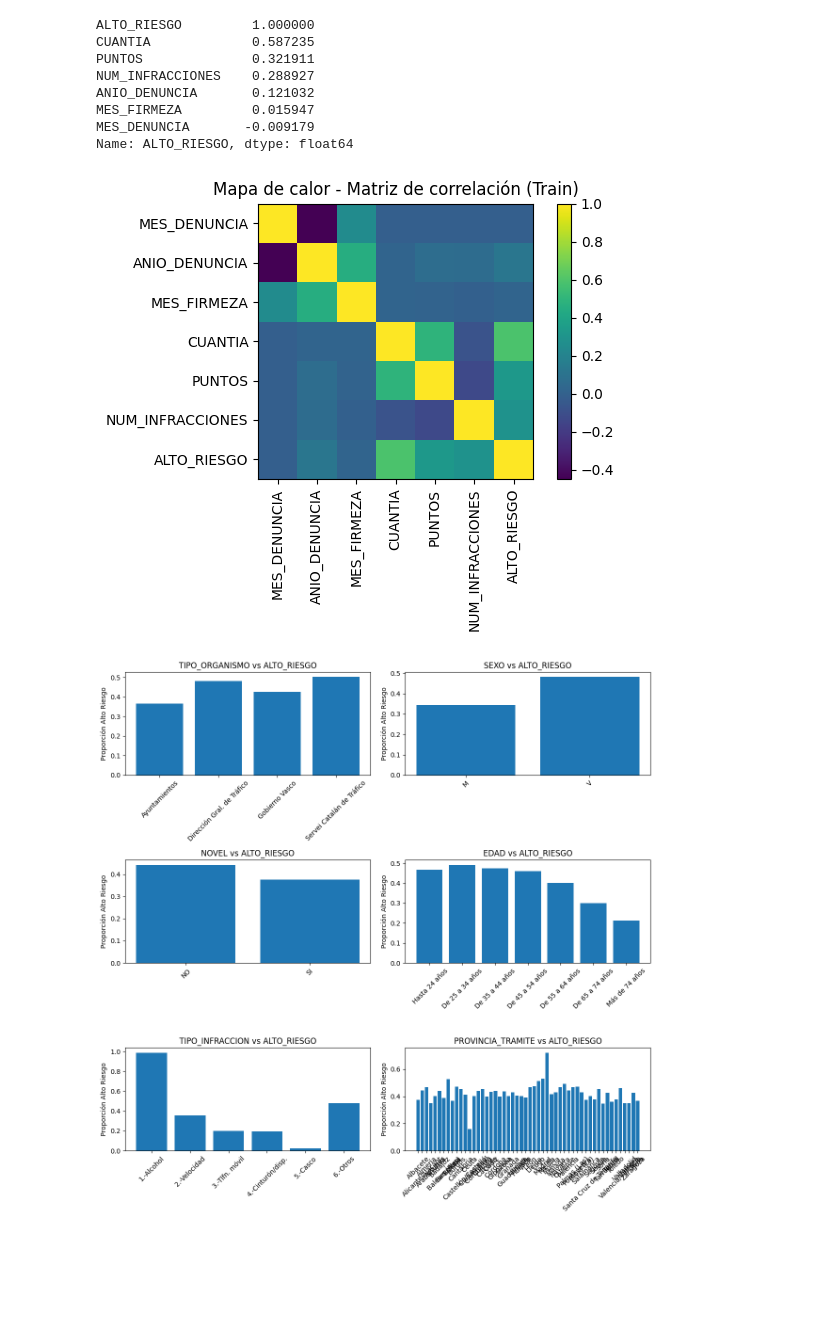
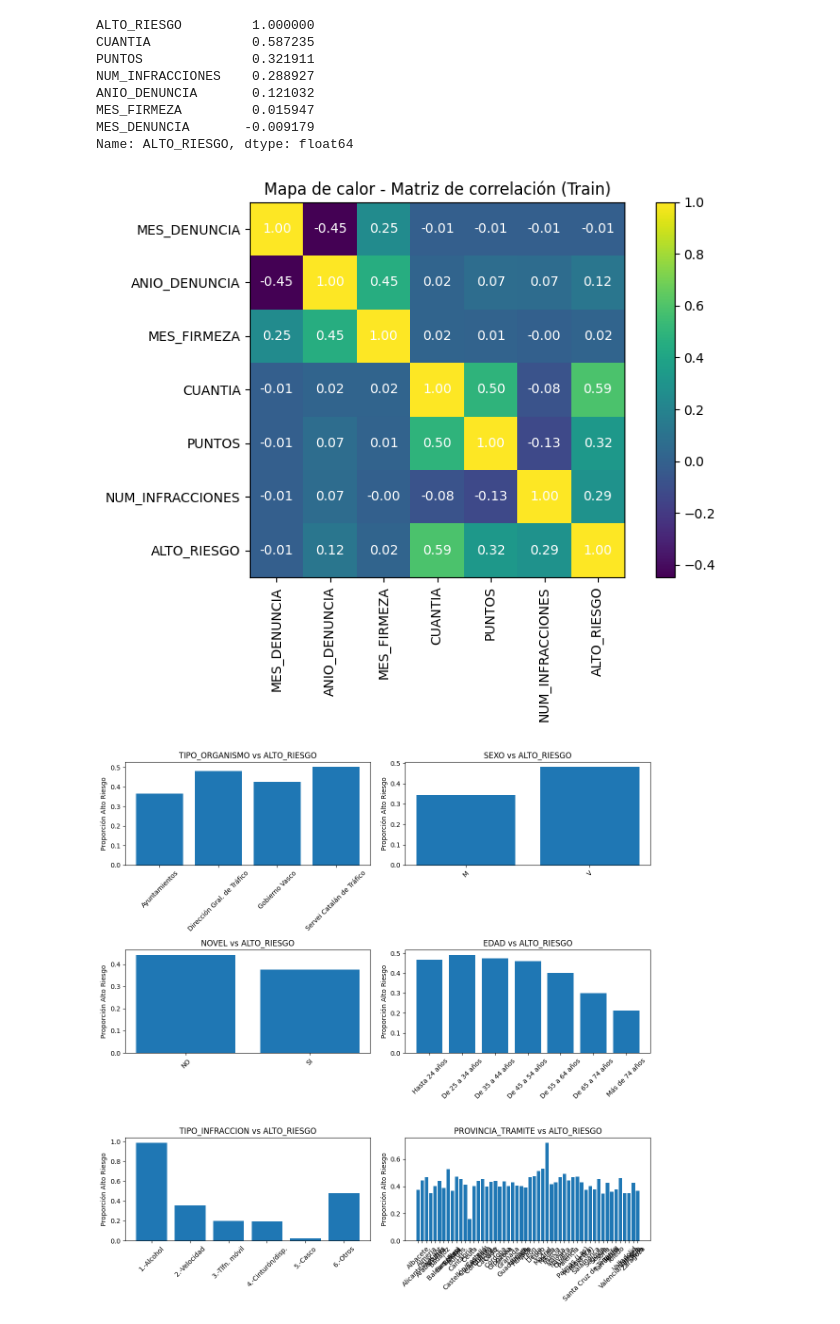
Before and after one commit to LucasBalaguer/ML_Infracciones_de_trafico, a Jupyter notebook: prueba_lucas.ipynb, the cells around one changed output. Drawn from its saved outputs; the diff is of its cells as text; code cells hidden in the pictures; blank space fills up the shorter version.

```diff
--- a/prueba_lucas.ipynb
+++ b/prueba_lucas.ipynb
@@ -194,17 +194,28 @@ MES_FIRMEZA         0.015947
 MES_DENUNCIA       -0.009179
 Name: ALTO_RIESGO, dtype: float64
 # %%
-# Heatmap
-plt.figure()
-plt.imshow(corr)
+# Heatmap con valores numéricos
+plt.figure(figsize=(8,6))
+plt.imshow(corr, cmap="viridis")
 plt.colorbar()
+
 plt.xticks(range(len(corr.columns)), corr.columns, rotation=90)
 plt.yticks(range(len(corr.columns)), corr.columns)
+
+# Añadir valores numéricos
+for i in range(len(corr.columns)):
+    for j in range(len(corr.columns)):
+        plt.text(j, i,
+                 f"{corr.iloc[i, j]:.2f}",  # 2 decimales
+                 ha="center",
+                 va="center",
+                 color="white")
+
 plt.title("Mapa de calor - Matriz de correlación (Train)")
 plt.tight_layout()
 plt.show()
 # %% [output]
-[figure, old version]
+[figure, new version]
 # %%
 # Seleccionamos columnas categóricas
 cat_cols = train.select_dtypes(include=["object"]).columns
```
Also changed, not shown: 2 other files.
